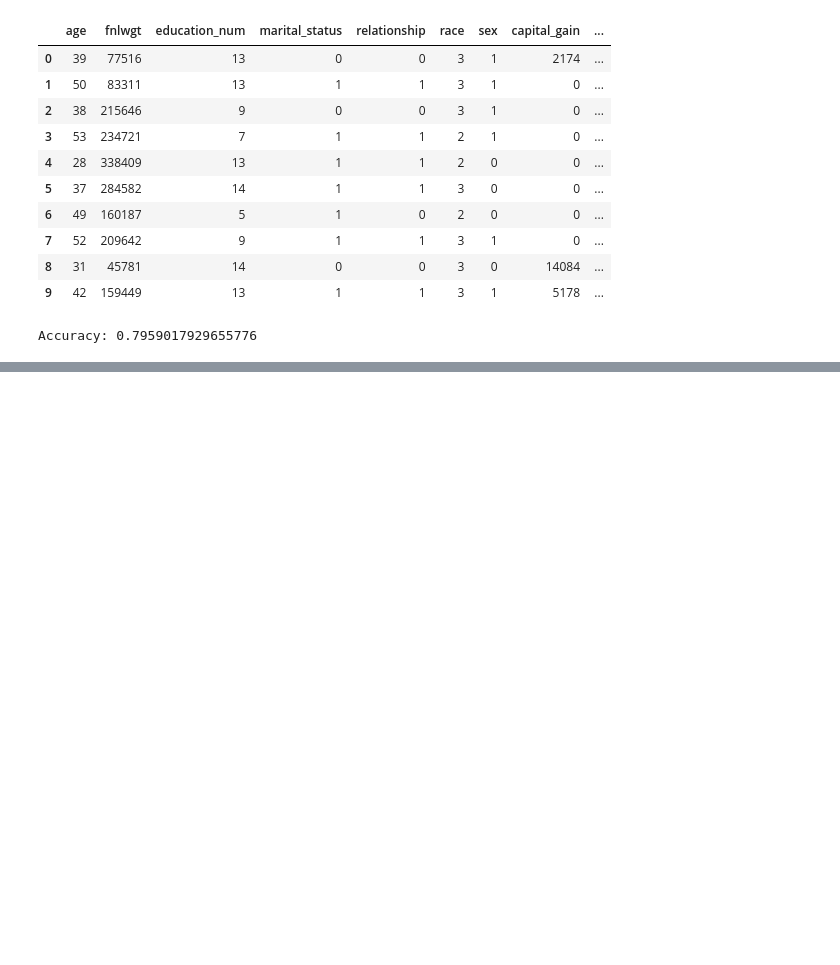
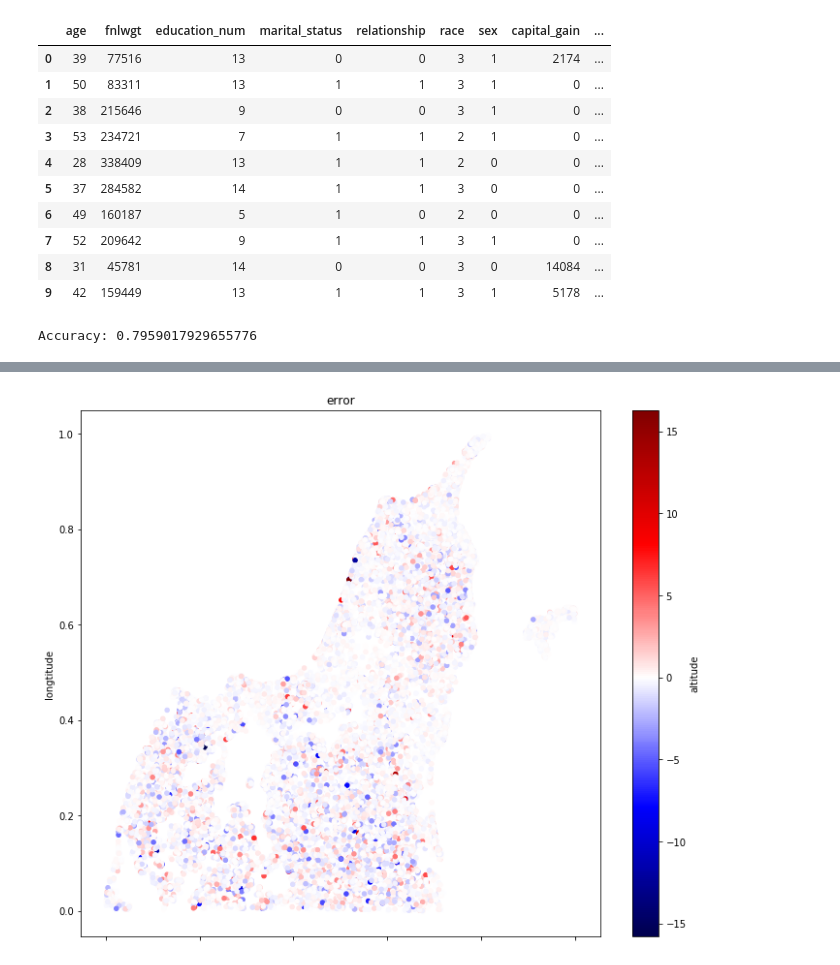
Before and after one commit to bujniewicz/mdm-ml-for-developers, a Jupyter notebook: ML in Python for developers.ipynb, the cells around one changed output, grey strips where cells are left out. Drawn from its saved outputs; the diff is of its cells as text; code cells hidden in the pictures; blank space fills up the shorter version.

```diff
--- a/ML in Python for developers.ipynb
+++ b/ML in Python for developers.ipynb
@@ -194,0 +316,4 @@ Accuracy: 0.7959017929655776
+# %%
+plot_error()
+# %% [output]
+[figure, added]
```
Also changed, not shown: parts of 25 cells of this notebook, 5 other files.
